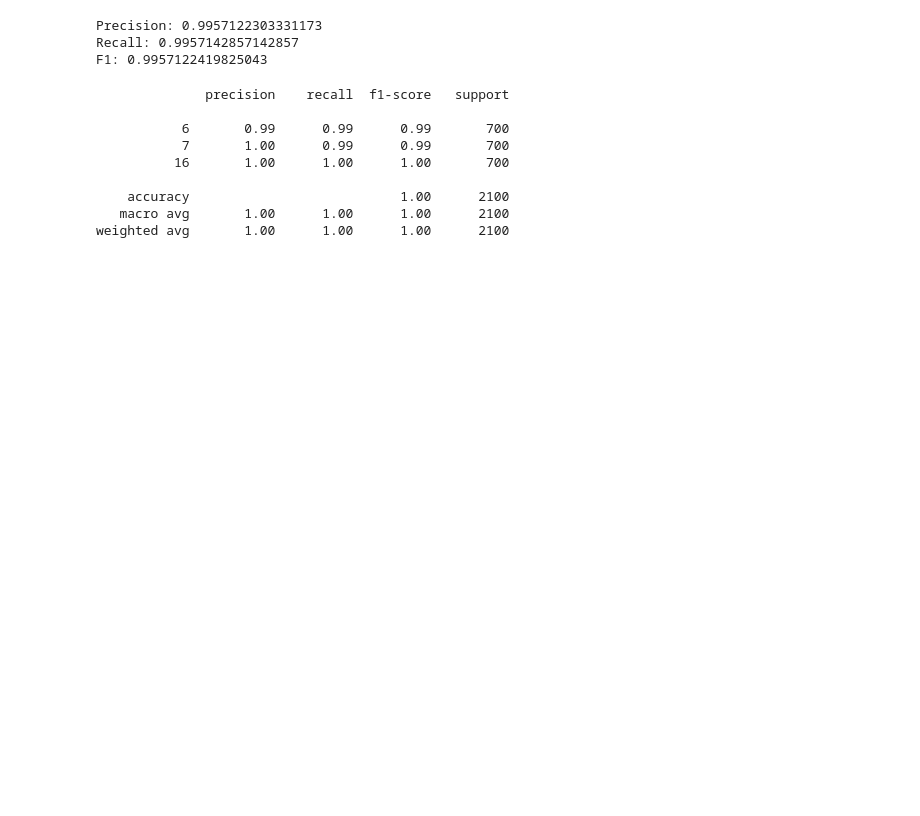
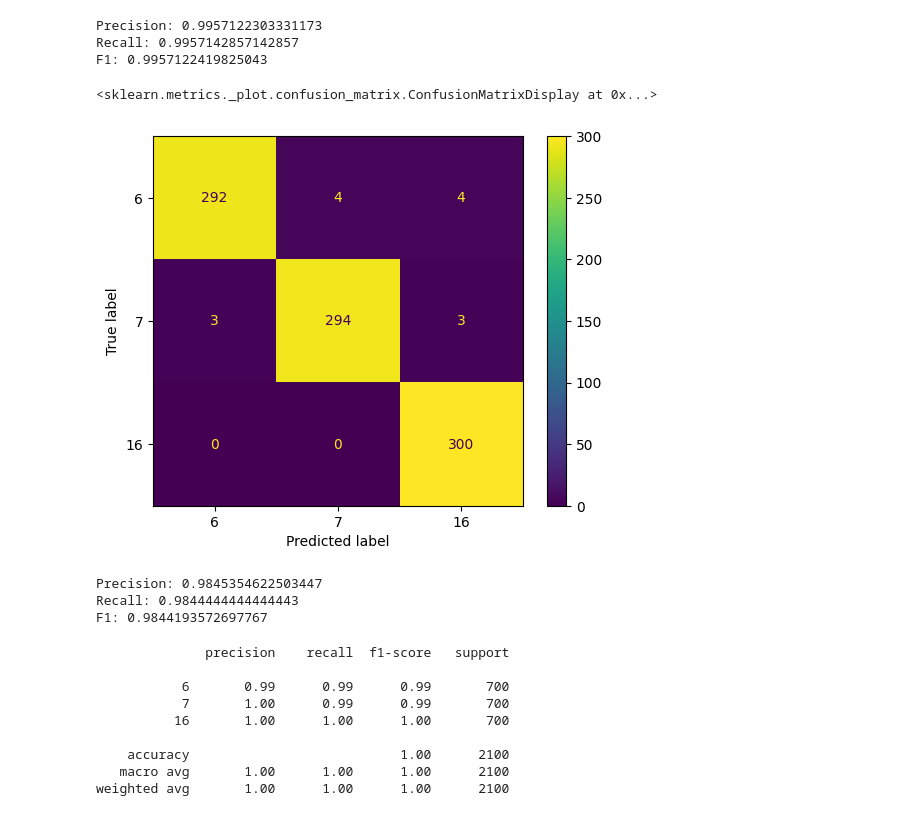
Before and after one commit to Buisness-Inteligence-Para-FashionPlace/Proyecto1, a Jupyter notebook: proyecto1.ipynb, the cells around one changed output. Cells and saved outputs as stored; diff of their text form; code cells hidden in the pictures; blank space fills up the shorter version.

```diff
--- a/proyecto1.ipynb
+++ b/proyecto1.ipynb
@@ -435,2 +388,0 @@ search = RandomizedSearchCV(pipeline, param_grid, n_iter=10, scoring=["precision
-# %%
-search.fit(X_train["Textos_espanol"], y_train)
@@ -516,6 +419,21 @@ print("F1:", f1_score(y_train, y_train_lm_predict, average='macro'))
 Precision: 0.9957122303331173
 Recall: 0.9957142857142857
 F1: 0.9957122419825043
+# %%
+# Se evalua la eficiencia del modelo con una matriz de confusión para el testeo
+ConfusionMatrixDisplay.from_predictions(y_test, y_test_lm_predict)
+# %% [output]
+<sklearn.metrics._plot.confusion_matrix.ConfusionMatrixDisplay at 0x...>
+[figure, added]
+# %%
+# Se procede a evaluar el modelo con los datos de testeo
+print("Precision:", precision_score(y_test, y_test_lm_predict, average='macro'))
+print("Recall:", recall_score(y_test, y_test_lm_predict, average='macro'))
+print("F1:", f1_score(y_test, y_test_lm_predict, average='macro'))
+# %% [output]
+Precision: 0.9845354622503447
+Recall: 0.9844444444444443
+F1: 0.9844193572697767
 # %%
 # Se realiza un reporte de clasiicación
 print(metrics.classification_report(y_train, y_train_lm_predict))
```
Also changed, not shown: parts of 32 cells of this notebook, 2 other files.
